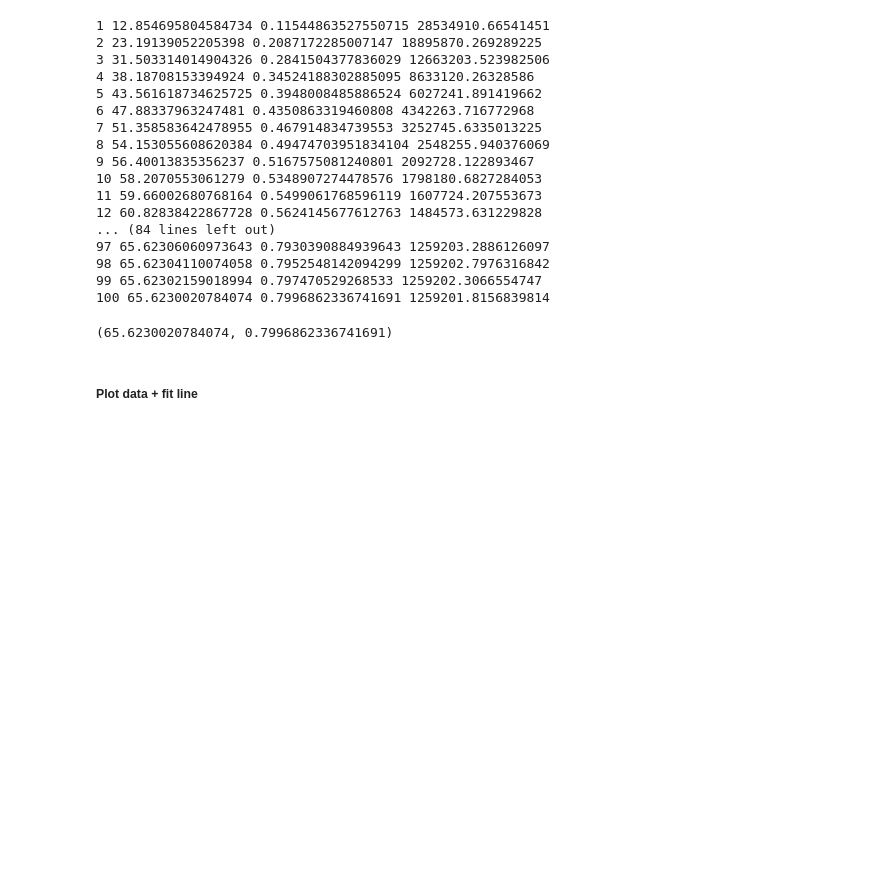
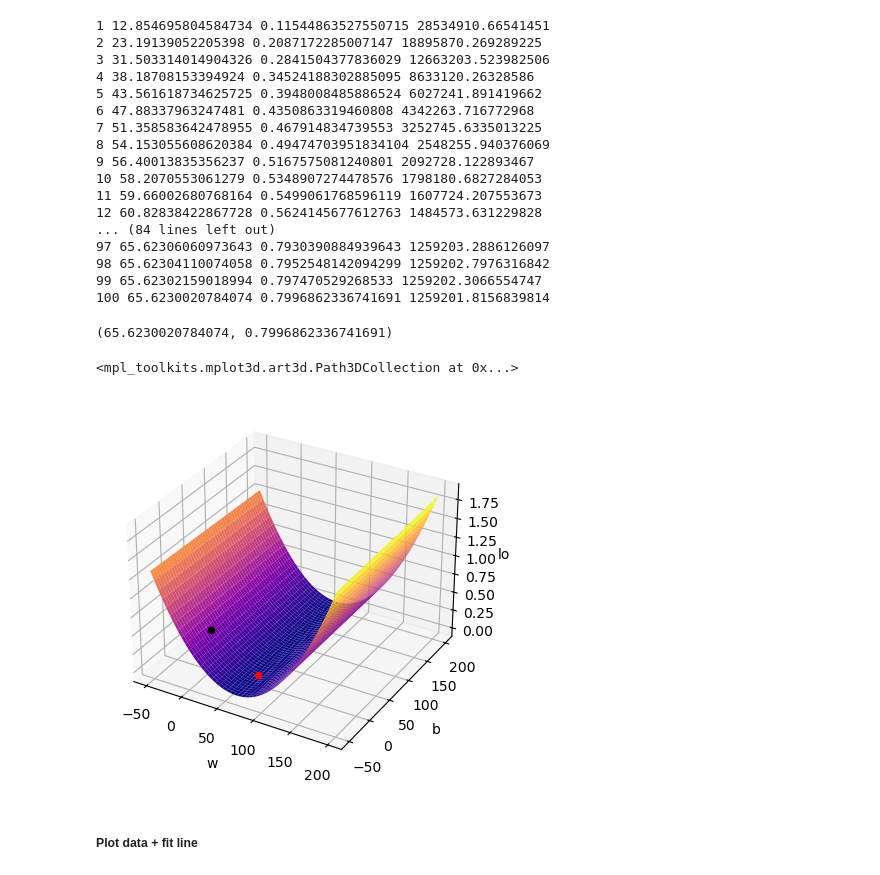
Before and after one commit to ratikaewkam/ACC, a Jupyter notebook: Challenge2/Challenge2.ipynb, the cells around one changed output. Saved outputs shown, nothing was run; the diff lists cells and outputs as text; code cells hidden in the pictures; blank space fills up the shorter version.

```diff
--- a/Challenge2/Challenge2.ipynb
+++ b/Challenge2/Challenge2.ipynb
@@ -170,6 +193,17 @@ for i in range(epochs):
 w, b
 # %% [output]
 (65.6230020784074, 0.7996862336741691)
+# %%
+ax = plt.subplot(projection="3d", computed_zorder=False)
+ax.plot_surface(W, B, LOSS, cmap="plasma", zorder=0)
+ax.set_xlabel("w")
+ax.set_ylabel("b")
+ax.set_zlabel("loss")
+ax.scatter(w_init, b_init, loss_init, color="black", zorder=1)
+ax.scatter(w, b, loss, color="red", zorder=1)
+# %% [output]
+<mpl_toolkits.mplot3d.art3d.Path3DCollection at 0x...>
+[figure, added]
 # %% [markdown]
 ##### Plot data + fit line
 # %%
```
Also changed, not shown: parts of 4 cells of this notebook.
